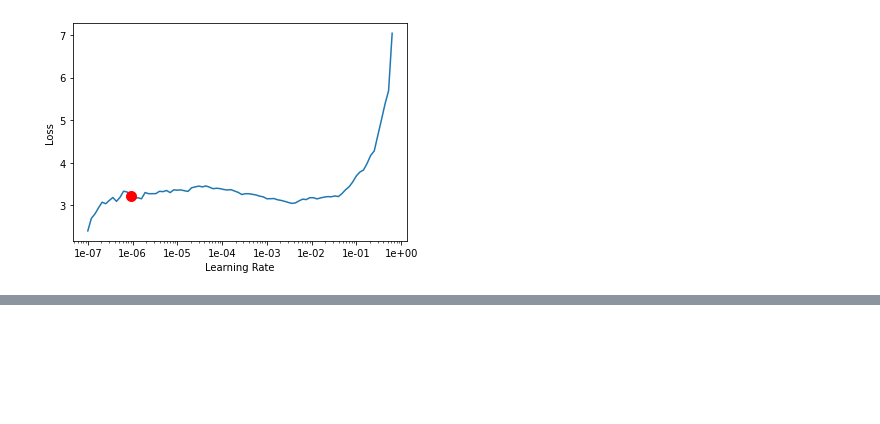
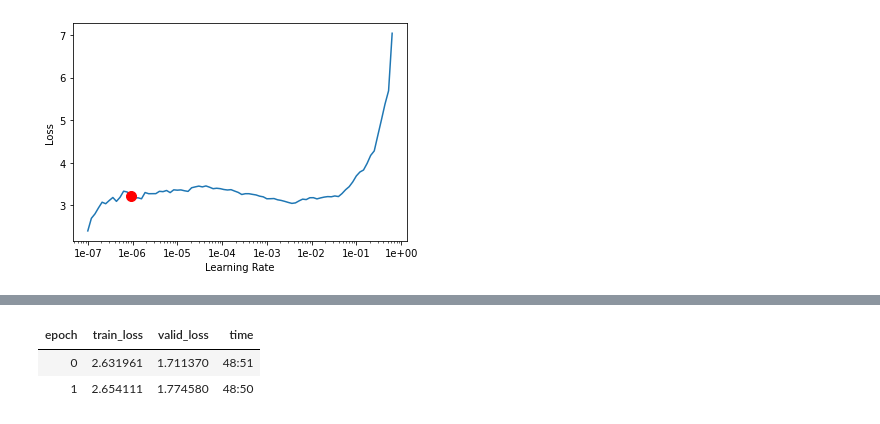
Before and after one commit to okpoEkpenyong/FACO-WORKS, a Jupyter notebook: Disease Model/ml/Disease Model.ipynb, the cells around one changed output, grey strips where cells are left out. Saved outputs shown, nothing was run; the diff lists cells and outputs as text; code cells hidden in the pictures; blank space fills up the shorter version.

```diff
--- a/Disease Model/ml/Disease Model.ipynb
+++ b/Disease Model/ml/Disease Model.ipynb
@@ -59,7 +58,11 @@ learn.fit_one_cycle(4, slice(lr))
 # %%
 learn.unfreeze()
 learn.freeze_to(3)
-learn.fit_one_cycle(2, max_lr=slice(lr/100, lr/10))
+learn.fit_one_cycle(2, max_lr=slice(lr/10, lr))
+# %% [output]
+| epoch | train_loss | valid_loss | time |
+| 0 | 2.631961 | 1.711370 | 48:51 |
+| 1 | 2.654111 | 1.774580 | 48:50 |
 # %%
 preds,y,losses = learn.get_preds(with_loss=True)
 interp = ClassificationInterpretation(learn, preds, y, losses)
```
Also changed, not shown: parts of 4 cells of this notebook, 8 other files.
